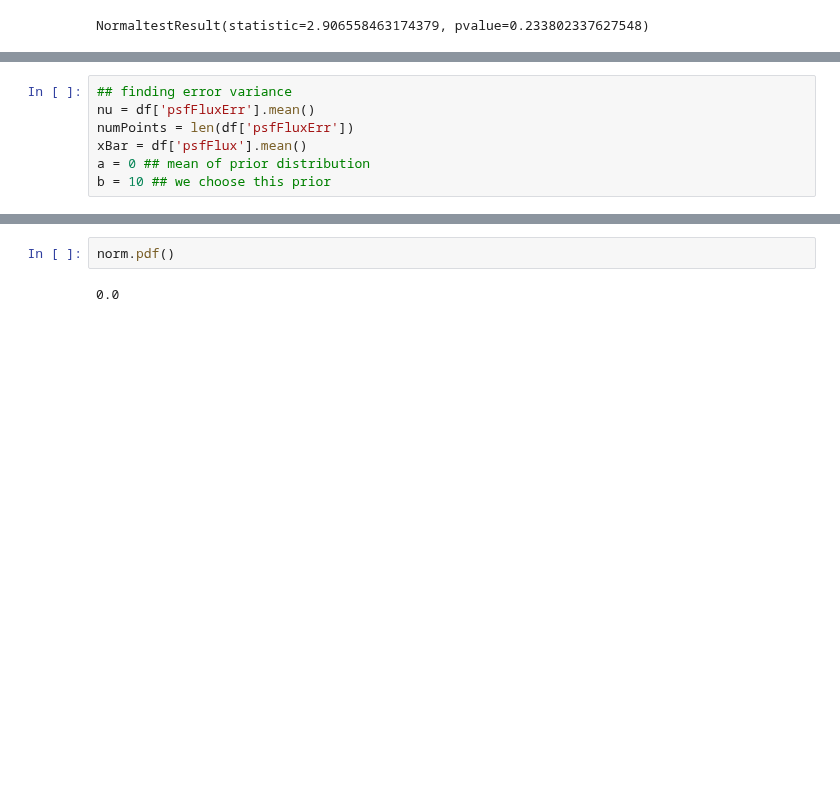
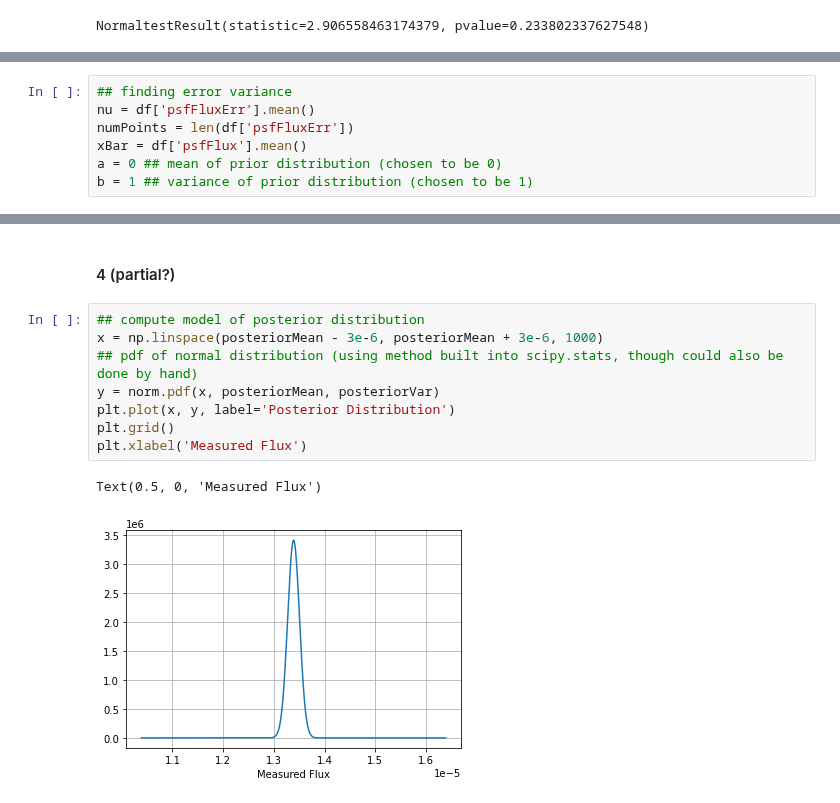
Before and after one commit to tylerbarna/AST5731-lab, a Jupyter notebook: Activity 01/Activity 01 -- Tyler Barna.ipynb, the cells around one changed output, grey strips where cells are left out. Drawn from its saved outputs; the diff is of its cells as text; blank space fills up the shorter version.

Commit message:
Initial Submission of Activity 01
Made it to around halfway through part 4, though methods used aren't necessarily the correct ones

```diff
--- a/Activity 01/Activity 01 -- Tyler Barna.ipynb
+++ b/Activity 01/Activity 01 -- Tyler Barna.ipynb
@@ -69,8 +76,8 @@ $$\begin{equation}
 nu = df['psfFluxErr'].mean()
 numPoints = len(df['psfFluxErr'])
 xBar = df['psfFlux'].mean()
-a = 0 ## mean of prior distribution
-b = 10 ## we choose this prior
+a = 0 ## mean of prior distribution (chosen to be 0)
+b = 1 ## variance of prior distribution (chosen to be 1)
 # %%
 ## Finding mean and variance of posterior distribution
 posteriorMean = (numPoints/nu + 1/b)**(-1) * (numPoints*xBar/nu + a/b)
@@ -84,4 +91,13 @@ posterior variance =  1.1698209168704278e-07
-# %%
-norm.pdf()
-# %% [output]
-0.0
+# %% [markdown]
+#### 4 (partial?)
+# %%
+## compute model of posterior distribution
+x = np.linspace(posteriorMean - 3e-6, posteriorMean + 3e-6, 1000)
+## pdf of normal distribution (using method built into scipy.stats, though could also be done by hand)
+y = norm.pdf(x, posteriorMean, posteriorVar)
+plt.plot(x, y, label='Posterior Distribution')
+plt.grid()
+plt.xlabel('Measured Flux')
+# %% [output]
+Text(0.5, 0, 'Measured Flux')
+[figure, added]
```
Also changed, not shown: parts of 3 cells of this notebook.
